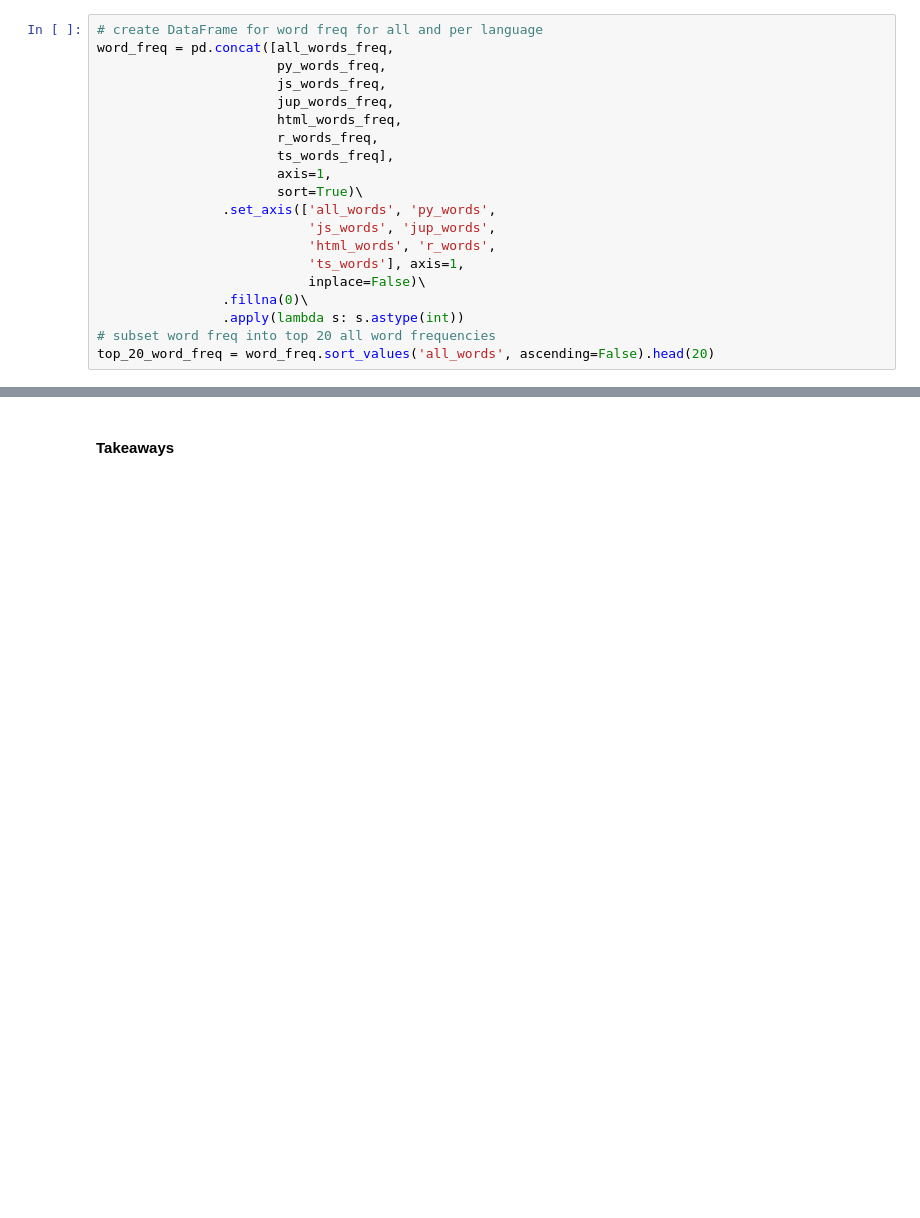
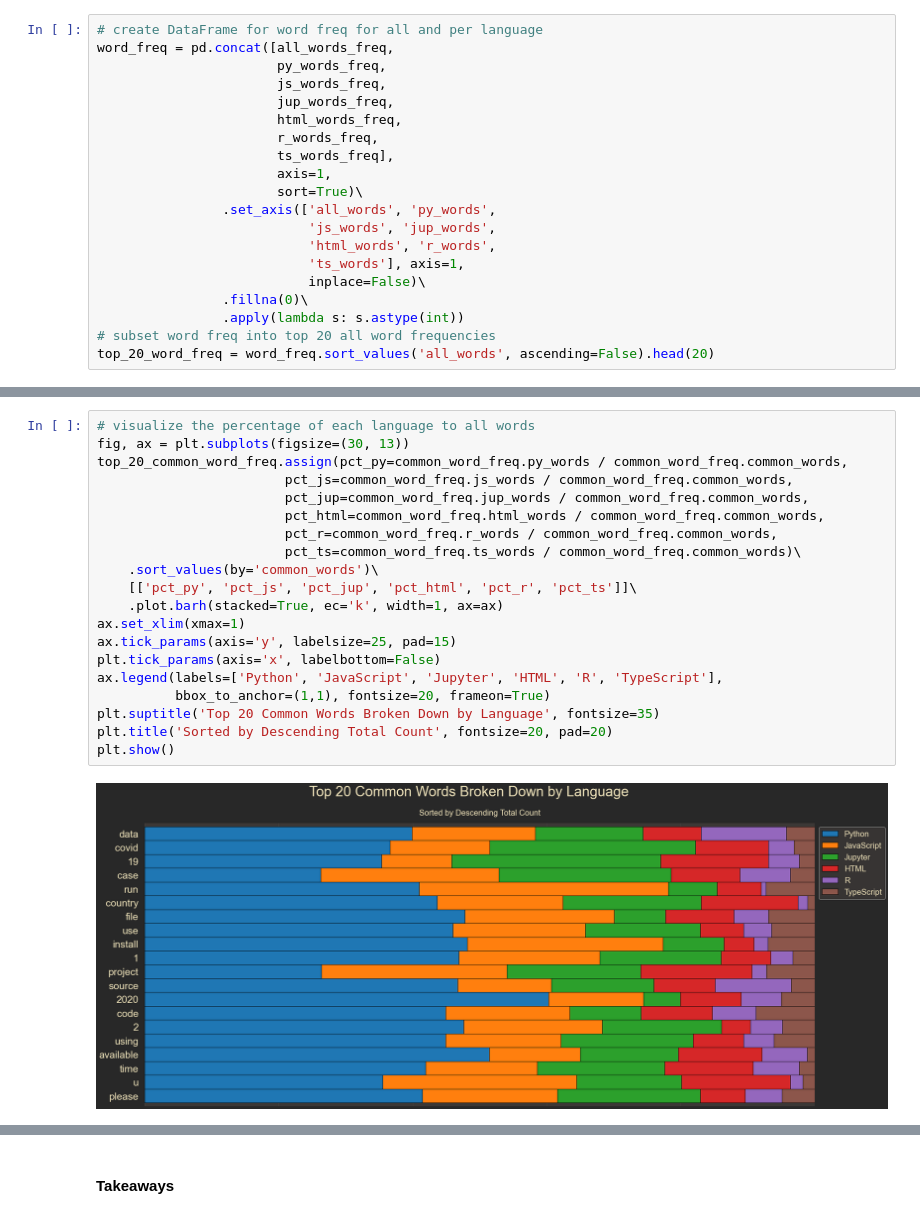
Before and after one commit to NLP-Project-CRT/NLP-Project, a Jupyter notebook: rz_workbook.ipynb, the cells around one changed output, grey strips where cells are left out. Saved outputs shown, nothing was run; the diff lists cells and outputs as text; blank space fills up the shorter version.

```diff
--- a/rz_workbook.ipynb
+++ b/rz_workbook.ipynb
@@ -225,3 +257,25 @@ plt.show()
+# %%
+# visualize the percentage of each language to all words
+fig, ax = plt.subplots(figsize=(30, 13))
+top_20_common_word_freq.assign(pct_py=common_word_freq.py_words / common_word_freq.common_words,
+                        pct_js=common_word_freq.js_words / common_word_freq.common_words,
+                        pct_jup=common_word_freq.jup_words / common_word_freq.common_words,
+                        pct_html=common_word_freq.html_words / common_word_freq.common_words,
+                        pct_r=common_word_freq.r_words / common_word_freq.common_words,
+                        pct_ts=common_word_freq.ts_words / common_word_freq.common_words)\
+    .sort_values(by='common_words')\
+    [['pct_py', 'pct_js', 'pct_jup', 'pct_html', 'pct_r', 'pct_ts']]\
+    .plot.barh(stacked=True, ec='k', width=1, ax=ax)
+ax.set_xlim(xmax=1)
+ax.tick_params(axis='y', labelsize=25, pad=15)
+plt.tick_params(axis='x', labelbottom=False)
+ax.legend(labels=['Python', 'JavaScript', 'Jupyter', 'HTML', 'R', 'TypeScript'],
+          bbox_to_anchor=(1,1), fontsize=20, frameon=True)
+plt.suptitle('Top 20 Common Words Broken Down by Language', fontsize=35)
+plt.title('Sorted by Descending Total Count', fontsize=20, pad=20)
+plt.show()
+# %% [output]
+[figure, added]
 # %%
 # view which if any top 20 words are missing from languages
 
```
Also changed, not shown: parts of 20 cells of this notebook.
